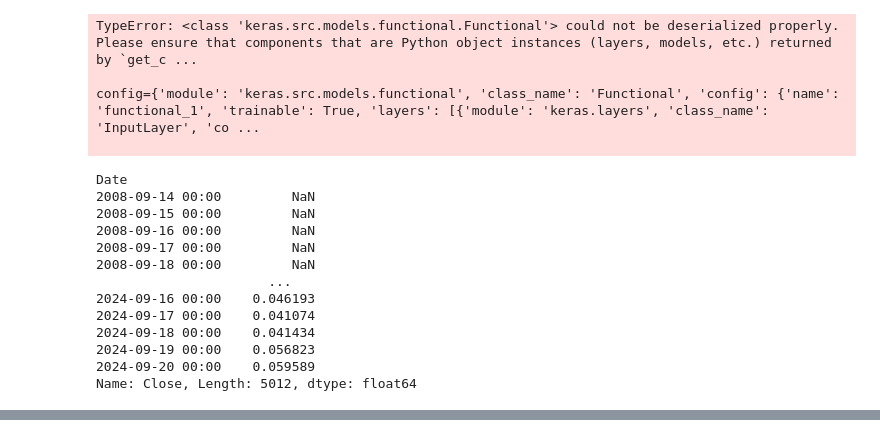
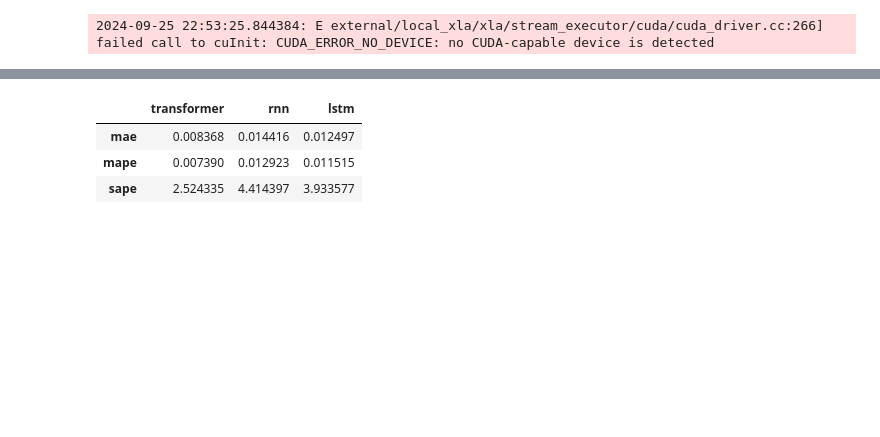
Before and after one commit to golderalex6/Deep-learning-forecast, a Jupyter notebook: evaluate.ipynb, the cells around one changed output, grey strips where cells are left out. Cells and saved outputs as stored; diff of their text form; code cells hidden in the pictures; blank space fills up the shorter version.

```diff
--- a/evaluate.ipynb
+++ b/evaluate.ipynb
@@ -70,26 +73,7 @@ class evaluate_compare():
 # %%
-evaluate=evaluate_compare(10)
+evaluate=evaluate_compare()
 # %% [output]
-TypeError: <class 'keras.src.models.functional.Functional'> could not be deserialized properly. Please ensure that components that are Python object instances (layers, models, etc.) returned by `get_c ...
-
-config={'module': 'keras.src.models.functional', 'class_name': 'Functional', 'config': {'name': 'functional_1', 'trainable': True, 'layers': [{'module': 'keras.layers', 'class_name': 'InputLayer', 'co ...
-
+2024-09-25 22:53:25.844384: E external/local_xla/xla/stream_executor/cuda/cuda_driver.cc:266] failed call to cuInit: CUDA_ERROR_NO_DEVICE: no CUDA-capable device is detected
-# %%
-df=pd.read_csv('data/EURUSD/EURUSD_1d.csv',index_col=0)
-price=df['Close']
-diff_pct=price.pct_change().rolling(50).mean()*100
-diff_pct
-# %% [output]
-Date
-2008-09-14 00:00         NaN
-2008-09-15 00:00         NaN
-2008-09-16 00:00         NaN
-2008-09-17 00:00         NaN
-2008-09-18 00:00         NaN
-                      ...
-2024-09-16 00:00    0.046193
-2024-09-17 00:00    0.041074
-2024-09-18 00:00    0.041434
-2024-09-19 00:00    0.056823
-2024-09-20 00:00    0.059589
-Name: Close, Length: 5012, dtype: float64
+# %%
+evaluate.compare()
+# %% [output]
@@ -95,0 +83,4 @@ Name: Close, Length: 5012, dtype: float64
+|  | transformer | rnn | lstm |
+| mae | 0.008368 | 0.014416 | 0.012497 |
+| mape | 0.007390 | 0.012923 | 0.011515 |
+| sape | 2.524335 | 4.414397 | 3.933577 |
```
Also changed, not shown: parts of 9 cells of this notebook, 8 other files.
